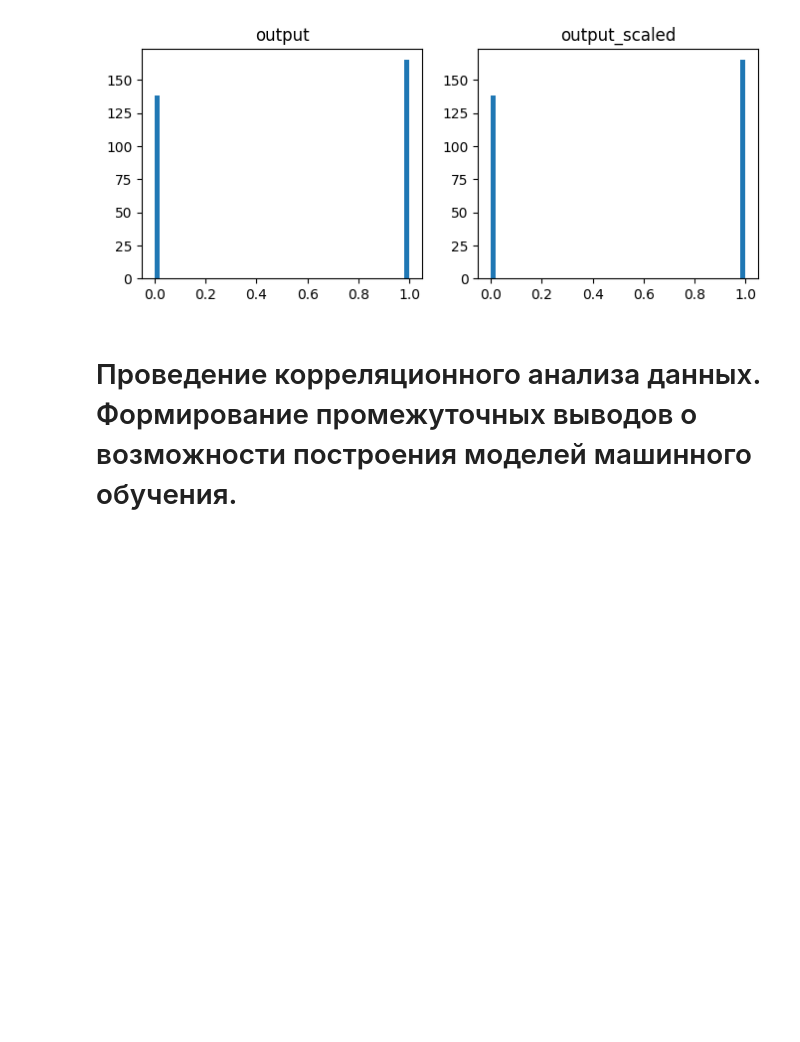
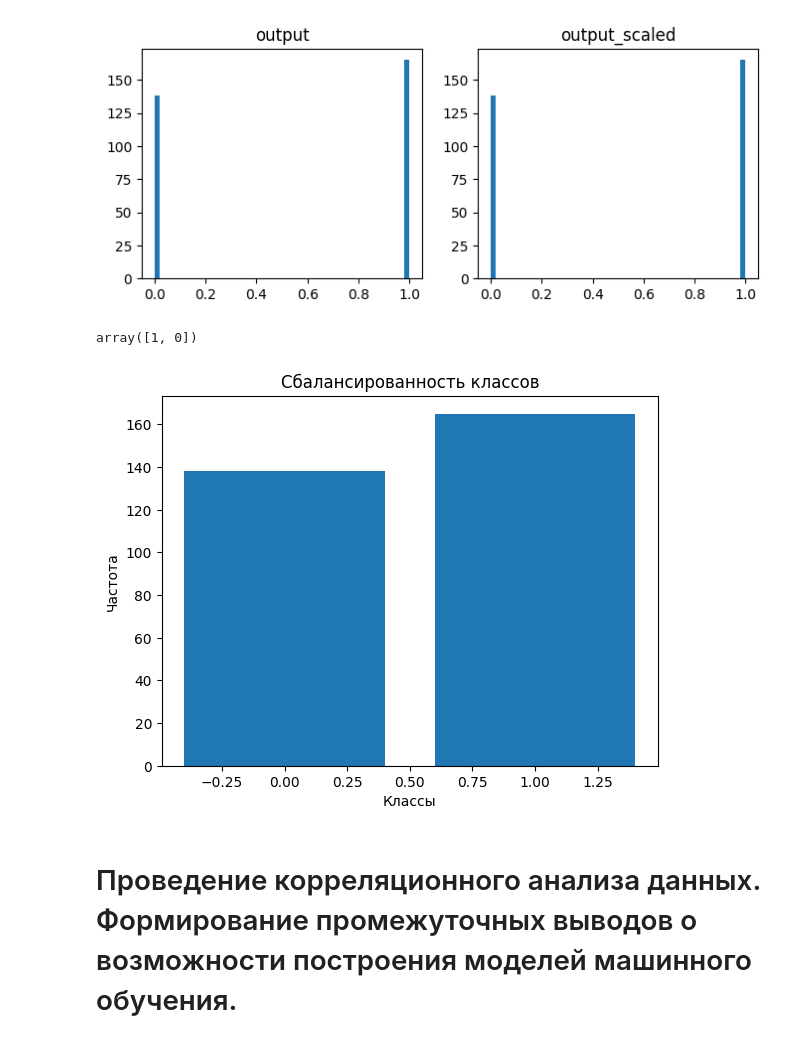
Before and after one commit to DanilaNik/IU5_ML2024, a Jupyter notebook: NIR/Никулин_Данила_ИУ5_61Б_НИР.ipynb, the cells around one changed output. Cells and saved outputs as stored; diff of their text form; code cells hidden in the pictures; blank space fills up the shorter version.

```diff
--- a/NIR/Никулин_Данила_ИУ5_61Б_НИР.ipynb
+++ b/NIR/Никулин_Данила_ИУ5_61Б_НИР.ipynb
@@ -190,6 +190,22 @@ for col in scale_cols:
 [figure]
 [figure]
 [figure]
+# %%
+data['output'].unique()
+# %% [output]
+array([1, 0])
+# %%
+# получаем частоту каждого класса
+class_counts = data['output'].value_counts()
+
+# строим столбчатую диаграмму
+plt.bar(class_counts.index, class_counts.values)
+plt.xlabel('Классы')
+plt.ylabel('Частота')
+plt.title('Сбалансированность классов')
+plt.show()
+# %% [output]
+[figure, added]
 # %% [markdown]
 # Проведение корреляционного анализа данных. Формирование промежуточных выводов о возможности построения моделей машинного обучения.
 # %%
```
Also changed, not shown: parts of 5 cells of this notebook, 2 other files.
